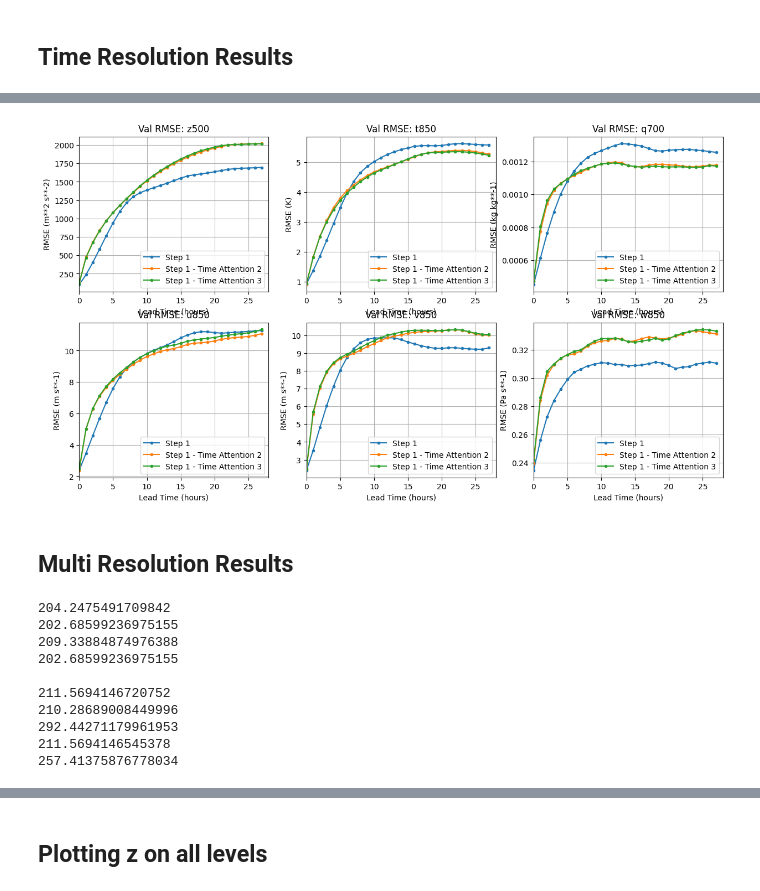
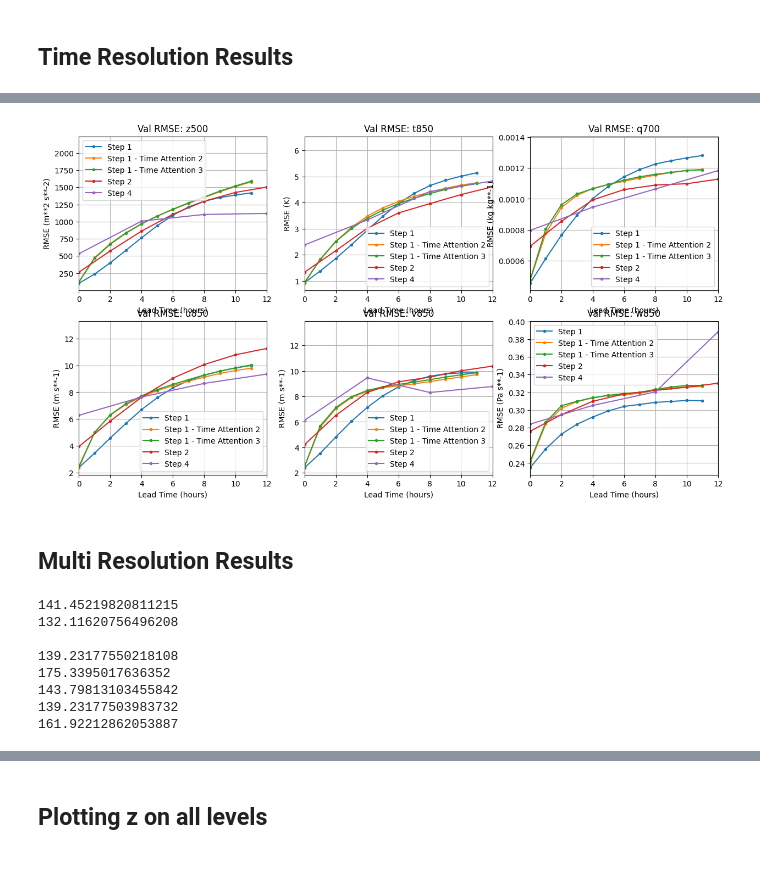
Before and after one commit to bet20ICL/neural-lam, a Jupyter notebook: notebooks/results.ipynb, the cells around one changed output, grey strips where cells are left out. Drawn from its saved outputs; the diff is of its cells as text; code cells hidden in the pictures; blank space fills up the shorter version.

```diff
--- a/notebooks/results.ipynb
+++ b/notebooks/results.ipynb
@@ -18,6 +22,7 @@ from neural_lam.constants import ERA5UKConstants
 # %%
 def load_rmse(path):
     rmse = np.loadtxt(path, delimiter=',').T
+    rmse = rmse[:, :12]
     print("Loaded RMSE from", path)
     print(rmse.shape)
     return rmse
@@ -42,35 +57,36 @@ Loaded RMSE from ../wandb/offline-run-20240610_023828-awjp35v1/files/test_rmse.c
 # %%
+
 headline_vars = ["z500", "t850", "q700", "u850", "v850", "w850"]
 
 fig, axs = plt.subplots(2, 3, figsize=(15, 8))
 def rollout_axs_steps(ax, var_name):
     var_idx = ERA5UKConstants.PARAM_NAMES.index(var_name)
     var_unit = ERA5UKConstants.PARAM_UNITS[var_idx]
 
     step_1_x = np.arange(step_1_rmse.shape[1])
     ax.plot(step_1_x, step_1_rmse[var_idx], ".-", label="Step 1")
     ax.plot(step_1_x, time_attention_2_rmse[var_idx], ".-", label="Step 1 - Time Attention 2")
     ax.plot(step_1_x, time_attention_3_rmse[var_idx], ".-", label="Step 1 - Time Attention 3")
 
     step_2_x = np.arange(step_2_rmse.shape[1]) * 2
-    # ax.plot(step_2_x, step_2_rmse[var_idx], ".-", label="Step 2")
+    ax.plot(step_2_x, step_2_rmse[var_idx], ".-", label="Step 2")
 
     step_4_x = np.arange(step_4_rmse.shape[1]) * 4
-    # ax.plot(step_4_x, step_4_rmse[var_idx], ".-", label="Step 4")
+    ax.plot(step_4_x, step_4_rmse[var_idx], ".-", label="Step 4")
 
     # # Set the x-axis limit
     ax.set_xlim(0, len(step_1_x))
 
     ax.legend()
     ax.set_xlabel("Lead Time (hours)")
     ax.set_ylabel(f"RMSE ({var_unit})")
     ax.set_title(f"Val RMSE: {var_name}")
     ax.grid(True)
 
 for ax, var_name in zip(axs.flat, headline_vars):
     rollout_axs_steps(ax, var_name)
 # %% [output]
-[figure, old version]
+[figure, new version]
 # %% [markdown]
 ## Multi Resolution Results
 # %%
@@ -172,28 +230,23 @@ _, uk_small_big_level_1_layer_norm_rmse = load_space_attention_rmse(path)
 # path = "./wandb/offline-run-20240610_022857-wpgrdxu4"
 # _, v1_multi_rmse_resid_att = load_space_attention_rmse(path)
 # %%
-print(np.mean(uk_big_rmse))
-print(np.mean(uk_max_rmse))
+# print(np.mean(uk_big_rmse))
+# print(np.mean(uk_max_rmse))
 print(np.mean(uk_big_local_rmse))
 print(np.mean(uk_max_local_rmse))
 print()
 
 print(np.mean(uk_small_big_level_1_rmse))
-print(np.mean(repro_uk_small_big_level_1_rmse))
-print(np.mean(repro_v1_uk_small_big_level_1_rmse))
-print(np.mean(repro_v3_uk_small_big_level_1_rmse))
-print(np.mean(uk_small_big_level_1_layer_norm_rmse))
+print
 # %% [output]
-204.2475491709842
-202.68599236975155
-209.33884874976388
-202.68599236975155
+141.45219820811215
+132.11620756496208
 
-211.5694146720752
-210.28689008449996
-292.44271179961953
-211.5694146545378
-257.41375876778034
+139.23177550218108
+175.3395017636352
+143.79813103455842
+139.23177503983732
+161.92212862053887
 # %%
 def rollout_axs(ax, var_name):
     var_idx = ERA5UKConstants.PARAM_NAMES.index(var_name)
```
Also changed, not shown: parts of 11 cells of this notebook, 22 other files.
